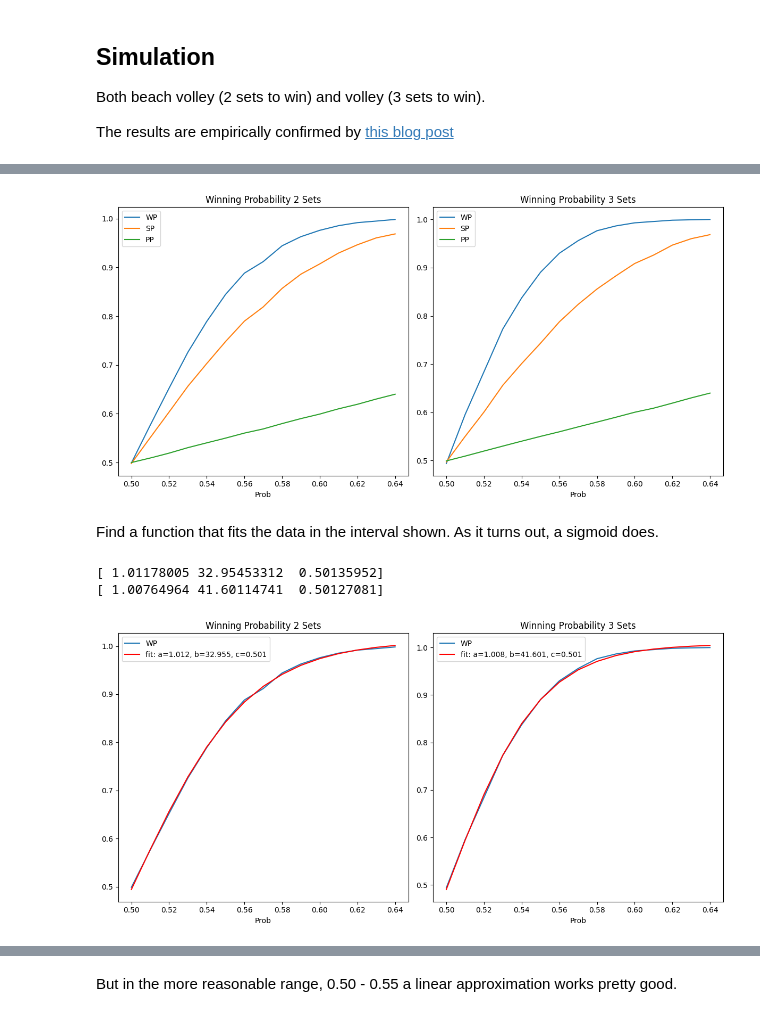
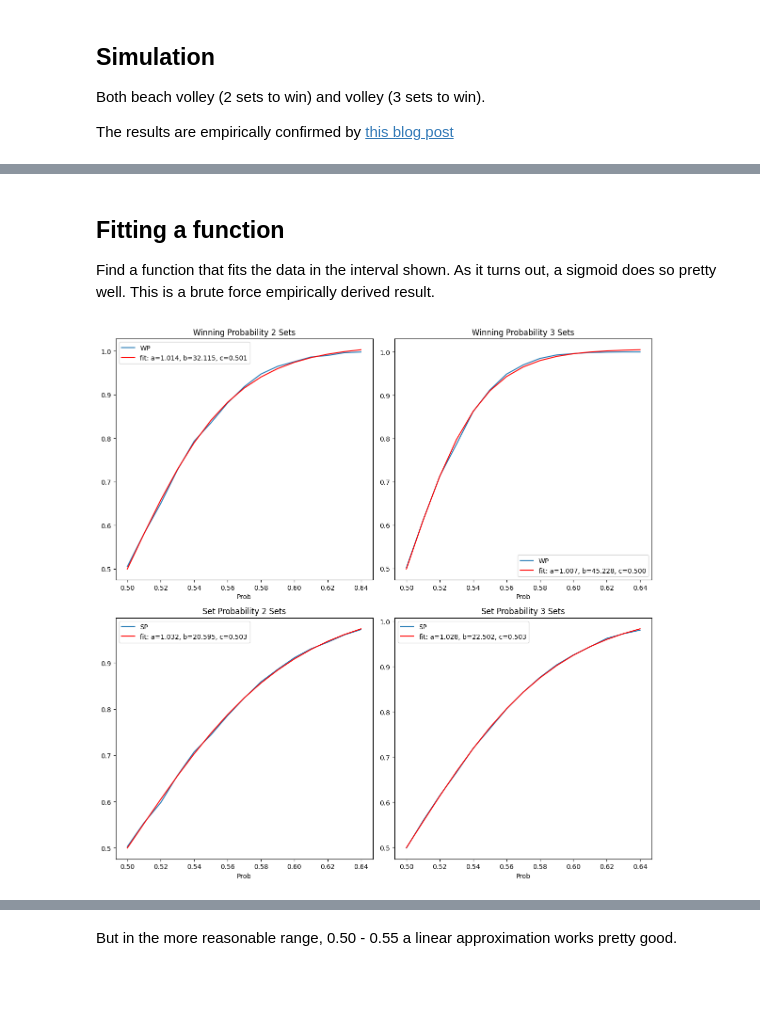
Before and after one commit to lucabol/sportsim, a Jupyter notebook: volley.ipynb, the cells around one changed output, grey strips where cells are left out. Drawn from its saved outputs; the diff is of its cells as text; code cells hidden in the pictures; blank space fills up the shorter version.

```diff
--- a/volley.ipynb
+++ b/volley.ipynb
@@ -91,15 +91,27 @@ Both beach volley (2 sets to win) and volley (3 sets to win).
 
 The results are empirically confirmed by [this blog post](https://garyhorvath.com/percentage-of-points-won-stanford-nebraska-and-cu-volleyball/)
 # %%
-def simulate_volley_prob(low_prob=0.5, high_prob=0.6, step=0.01, max_games=10000, n_sets = 2):
+def simulate_volley_prob(low_prob=0.5, high_prob=0.6, step=0.01, max_games=10000, n_sets = 2, points_to_win_standard=21, points_to_win_last=15):
     result = []
     for i in range(int(low_prob * 100), int(high_prob * 100), int(step * 100)):
-        rows = simulate_volley(i / 100, max_games=max_games, sets_to_win=n_sets)
+        rows = simulate_volley(i / 100, max_games=max_games, sets_to_win=n_sets, points_to_win_standard=points_to_win_standard, points_to_win_last=points_to_win_last)
         stats = rows[-1]
         result.append({'Prob': i / 100, 'WP': stats['AW'] / (stats['AW'] + stats['BW']),
                       'SP': stats['ATS'] / (stats['ATS'] + stats['BTS']),
                       'PP': stats['ATP'] / (stats['ATP'] + stats['BTP'])})
     return result
 
-result_2sets = simulate_volley_prob(0.5, 0.65, 0.01, n_sets=2)
-result_3sets = simulate_volley_prob(0.5, 0.65, 0.01, n_sets=3)
+result_2sets = simulate_volley_prob(0.5, 0.65, 0.01, n_sets=2, points_to_win_standard=21, points_to_win_last=15)
+result_3sets = simulate_volley_prob(0.5, 0.65, 0.01, n_sets=3, points_to_win_standard=25, points_to_win_last=15)
+
+import matplotlib.pyplot as plt
+
+fig, axs = plt.subplots(1, 2, figsize=(12, 6))
+
+df_2sets = pd.DataFrame(result_2sets)
+df_2sets.plot(x='Prob', y=['WP', 'SP', 'PP'], title='Winning Probability 2 Sets', ax=axs[0]);
+
+df_3sets = pd.DataFrame(result_3sets)
+df_3sets.plot(x='Prob', y=['WP', 'SP', 'PP'], title='Winning Probability 3 Sets', ax=axs[1]);
+
+plt.tight_layout()
@@ -106,51 +120,42 @@ result_3sets = simulate_volley_prob(0.5, 0.65, 0.01, n_sets=3)
-# %%
-import matplotlib.pyplot as plt
-
-fig, axs = plt.subplots(1, 2, figsize=(12, 6))
-
-df_2sets = pd.DataFrame(result_2sets)
-df_2sets.plot(x='Prob', y=['WP', 'SP', 'PP'], title='Winning Probability 2 Sets', ax=axs[0]);
-
-df_3sets = pd.DataFrame(result_3sets)
-df_3sets.plot(x='Prob', y=['WP', 'SP', 'PP'], title='Winning Probability 3 Sets', ax=axs[1]);
-
-plt.tight_layout()
-# %% [output]
-[figure, removed]
 # %% [markdown]
-Find a function that fits the data in the interval shown. As it turns out, a sigmoid does.
+## Fitting a function
+Find a function that fits the data in the interval shown. As it turns out, a sigmoid does so pretty well. This is a brute force empirically derived result.
 # %%
 import numpy as np
 from scipy.optimize import curve_fit
+import scipy.stats as stats
+import matplotlib.pyplot as plt
 
 def func(x, a, b, c):
     return a / (1 + np.exp(-b * (x - c)))
 
-def fit_curve(df):
-    popt, pcov = curve_fit(func, df['Prob'], df['WP'])
+def fit_curve(df, column):
+    popt, pcov = curve_fit(func, df['Prob'], df[column])
     return popt
 
-popt_2sets = fit_curve(df_2sets)
-popt_3sets = fit_curve(df_3sets)
+popt_2sets_WP = fit_curve(df_2sets, 'WP')
+popt_3sets_WP = fit_curve(df_3sets, 'WP')
+popt_2sets_SP = fit_curve(df_2sets, 'SP')
+popt_3sets_SP = fit_curve(df_3sets, 'SP')
 
-print(popt_2sets)
-print(popt_3sets)
+fig, axs = plt.subplots(2, 2, figsize=(12, 12))
 
-# Plot the fitted curve and the original data
-fig, axs = plt.subplots(1, 2, figsize=(12, 6))
+df_2sets.plot(x='Prob', y='WP', title='Winning Probability 2 Sets', ax=axs[0, 0]);
+axs[0, 0].plot(df_2sets['Prob'], func(df_2sets['Prob'], *popt_2sets_WP), 'r-', label='fit: a=%5.3f, b=%5.3f, c=%5.3f' % tuple(popt_2sets_WP))
 
-df_2sets.plot(x='Prob', y='WP', title='Winning Probability 2 Sets', ax=axs[0]);
-axs[0].plot(df_2sets['Prob'], func(df_2sets['Prob'], *popt_2sets), 'r-', label='fit: a=%5.3f, b=%5.3f, c=%5.3f' % tuple(popt_2sets))
+df_3sets.plot(x='Prob', y='WP', title='Winning Probability 3 Sets', ax=axs[0, 1]);
+axs[0, 1].plot(df_3sets['Prob'], func(df_3sets['Prob'], *popt_3sets_WP), 'r-', label='fit: a=%5.3f, b=%5.3f, c=%5.3f' % tuple(popt_3sets_WP))
 
-df_3sets.plot(x='Prob', y='WP', title='Winning Probability 3 Sets', ax=axs[1]);
-axs[1].plot(df_3sets['Prob'], func(df_3sets['Prob'], *popt_3sets), 'r-', label='fit: a=%5.3f, b=%5.3f, c=%5.3f' % tuple(popt_3sets))
+df_2sets.plot(x='Prob', y='SP', title='Set Probability 2 Sets', ax=axs[1, 0]);
+axs[1, 0].plot(df_2sets['Prob'], func(df_2sets['Prob'], *popt_2sets_SP), 'r-', label='fit: a=%5.3f, b=%5.3f, c=%5.3f' % tuple(popt_2sets_SP))
+
+df_3sets.plot(x='Prob', y='SP', title='Set Probability 3 Sets', ax=axs[1, 1]);
+axs[1, 1].plot(df_3sets['Prob'], func(df_3sets['Prob'], *popt_3sets_SP), 'r-', label='fit: a=%5.3f, b=%5.3f, c=%5.3f' % tuple(popt_3sets_SP))
 
 # show labels
-for ax in axs:
+for ax in axs.flat:
     ax.legend()
 
 plt.tight_layout()
 # %% [output]
-[ 1.01178005 32.95453312  0.50135952]
-[ 1.00764964 41.60114741  0.50127081]
-[figure, old version]
+[figure, new version]
```
Also changed, not shown: parts of 5 cells of this notebook.
